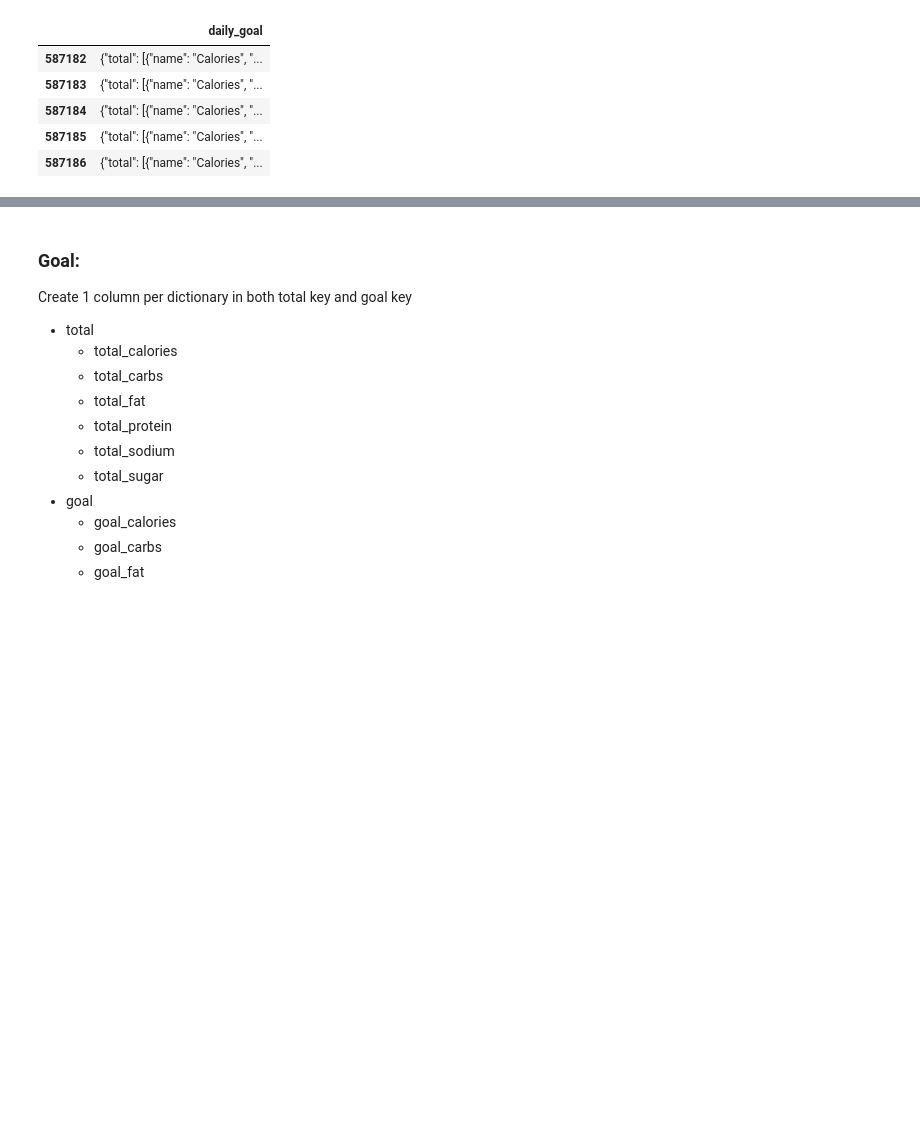
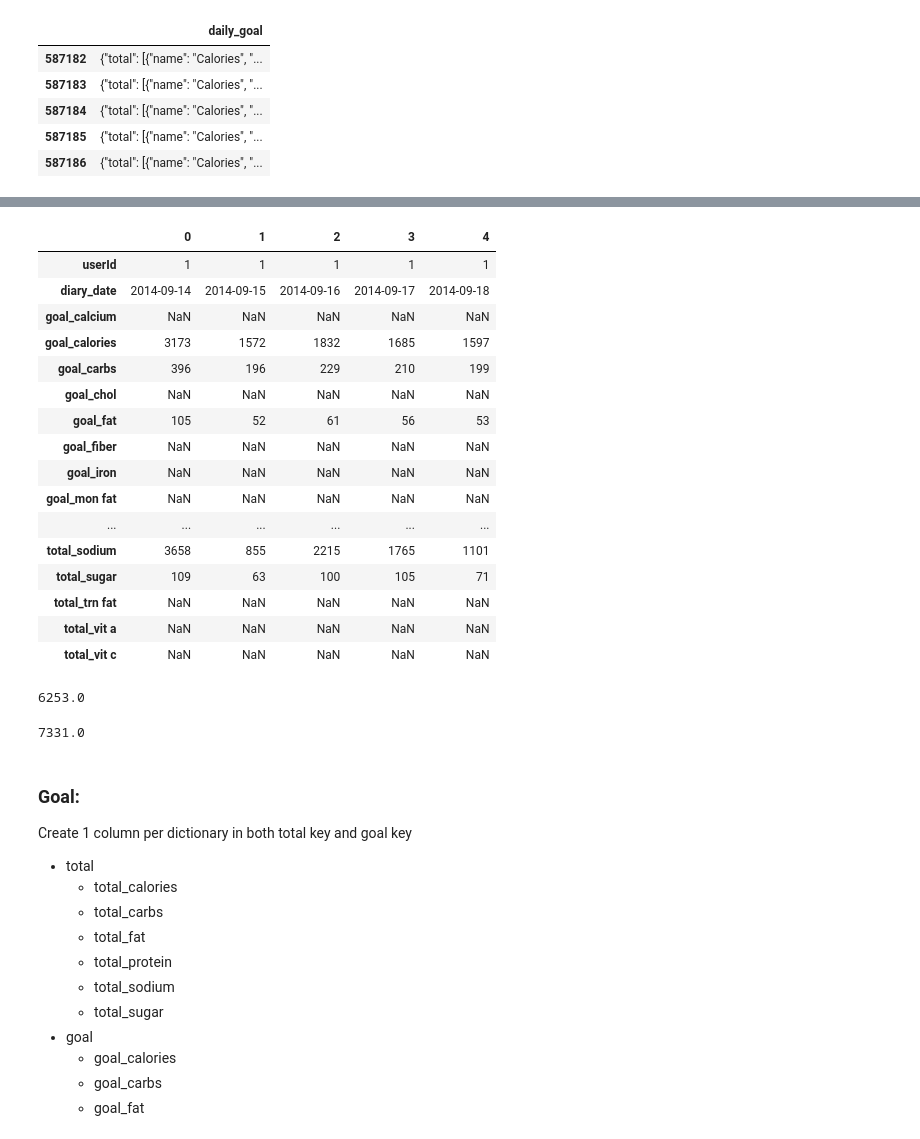
Before and after one commit to rokaandy/mfp-nutrition-survival-analysis, a Jupyter notebook: nutrition.ipynb, the cells around one changed output, grey strips where cells are left out. Saved outputs shown, nothing was run; the diff lists cells and outputs as text; code cells hidden in the pictures; blank space fills up the shorter version.

```diff
--- a/nutrition.ipynb
+++ b/nutrition.ipynb
@@ -124,0 +133,33 @@ json.loads(ex_dict)
+# %%
+final_final = pd.concat([df_goal, f], axis=1)
+final_final2 = final_final.drop(['daily_goal'], axis=1)
+# %%
+final_final2.head().T
+# %% [output]
+|  | 0 | 1 | 2 | 3 | 4 |
+| userId | 1 | 1 | 1 | 1 | 1 |
+| diary_date | 2014-09-14 | 2014-09-15 | 2014-09-16 | 2014-09-17 | 2014-09-18 |
+| goal_calcium | NaN | NaN | NaN | NaN | NaN |
+| goal_calories | 3173 | 1572 | 1832 | 1685 | 1597 |
+| goal_carbs | 396 | 196 | 229 | 210 | 199 |
+| goal_chol | NaN | NaN | NaN | NaN | NaN |
+| goal_fat | 105 | 52 | 61 | 56 | 53 |
+| goal_fiber | NaN | NaN | NaN | NaN | NaN |
+| goal_iron | NaN | NaN | NaN | NaN | NaN |
+| goal_mon fat | NaN | NaN | NaN | NaN | NaN |
+| ... | ... | ... | ... | ... | ... |
+| total_sodium | 3658 | 855 | 2215 | 1765 | 1101 |
+| total_sugar | 109 | 63 | 100 | 105 | 71 |
+| total_trn fat | NaN | NaN | NaN | NaN | NaN |
+| total_vit a | NaN | NaN | NaN | NaN | NaN |
+| total_vit c | NaN | NaN | NaN | NaN | NaN |
+# %%
+g = f.iloc[0,:17].sum()
+g
+# %% [output]
+6253.0
+# %%
+t = f.iloc[0,18:34].sum()
+t
+# %% [output]
+7331.0
```
Also changed, not shown: parts of 43 cells of this notebook.
